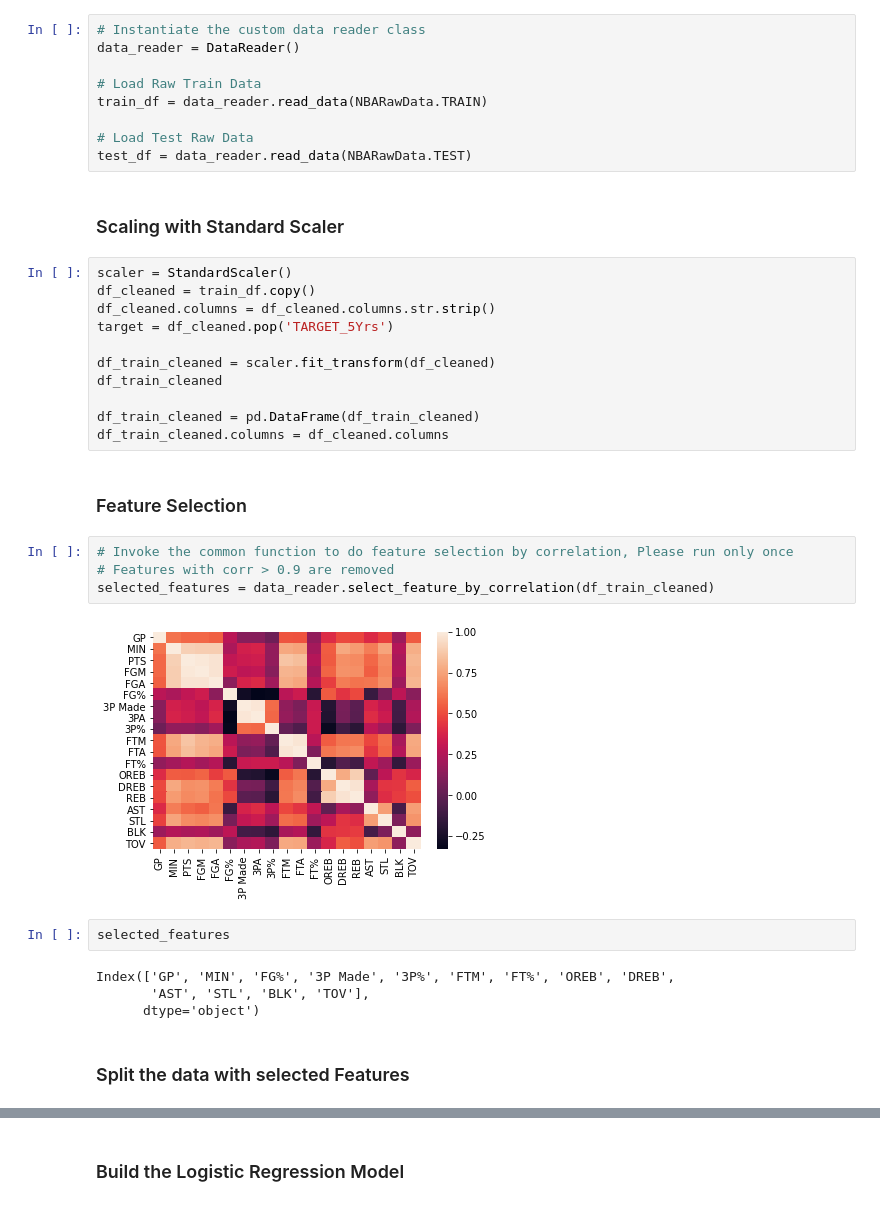
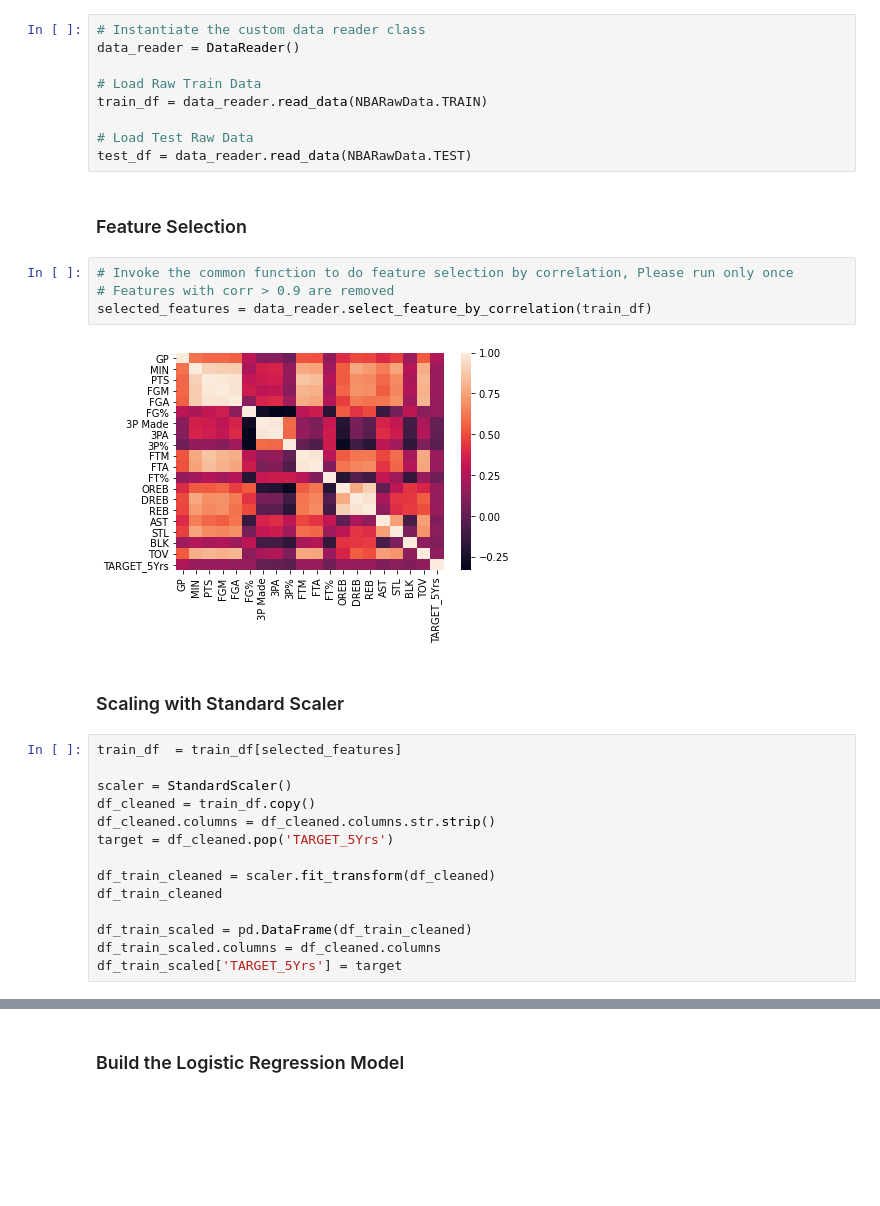
Before and after one commit to adv-dsi-group4/nba-career-prediction, a Jupyter notebook: notebooks/tin_hnin_13738339_week_2_logistics_regression_poly_scale.ipynb, the cells around one changed output, grey strips where cells are left out. Cells and saved outputs as stored; diff of their text form; blank space fills up the shorter version.

```diff
--- a/notebooks/tin_hnin_13738339_week_2_logistics_regression_poly_scale.ipynb
+++ b/notebooks/tin_hnin_13738339_week_2_logistics_regression_poly_scale.ipynb
@@ -54,9 +42,19 @@ train_df = data_reader.read_data(NBARawData.TRAIN)
 
 # Load Test Raw Data
 test_df = data_reader.read_data(NBARawData.TEST)
+# %% [markdown]
+### Feature Selection
+# %%
+# Invoke the common function to do feature selection by correlation, Please run only once
+# Features with corr > 0.9 are removed
+selected_features = data_reader.select_feature_by_correlation(train_df)
+# %% [output]
+[figure, added]
 # %% [markdown]
 ### Scaling with Standard Scaler
 # %%
+train_df  = train_df[selected_features]
+
 scaler = StandardScaler()
 df_cleaned = train_df.copy()
 df_cleaned.columns = df_cleaned.columns.str.strip()
@@ -65,21 +63,6 @@ target = df_cleaned.pop('TARGET_5Yrs')
 df_train_cleaned = scaler.fit_transform(df_cleaned)
 df_train_cleaned
 
-df_train_cleaned = pd.DataFrame(df_train_cleaned)
-df_train_cleaned.columns = df_cleaned.columns
+df_train_scaled = pd.DataFrame(df_train_cleaned)
+df_train_scaled.columns = df_cleaned.columns
+df_train_scaled['TARGET_5Yrs'] = target
-# %% [markdown]
-### Feature Selection
-# %%
-# Invoke the common function to do feature selection by correlation, Please run only once
-# Features with corr > 0.9 are removed
-selected_features = data_reader.select_feature_by_correlation(df_train_cleaned)
-# %% [output]
-[figure, removed]
-# %%
-selected_features
-# %% [output]
-Index(['GP', 'MIN', 'FG%', '3P Made', '3P%', 'FTM', 'FT%', 'OREB', 'DREB',
-       'AST', 'STL', 'BLK', 'TOV'],
-      dtype='object')
-# %% [markdown]
-### Split the data with selected Features
```
Also changed, not shown: parts of 7 cells of this notebook, 4 other files.
